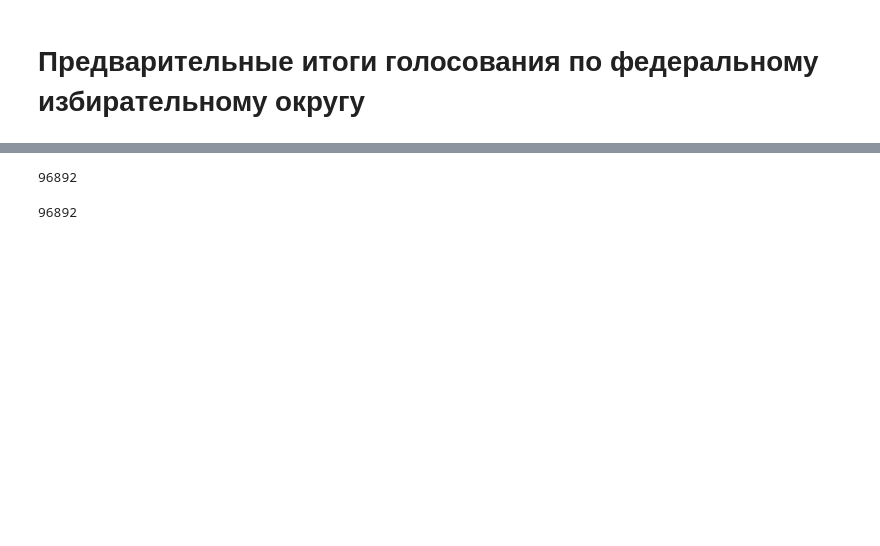
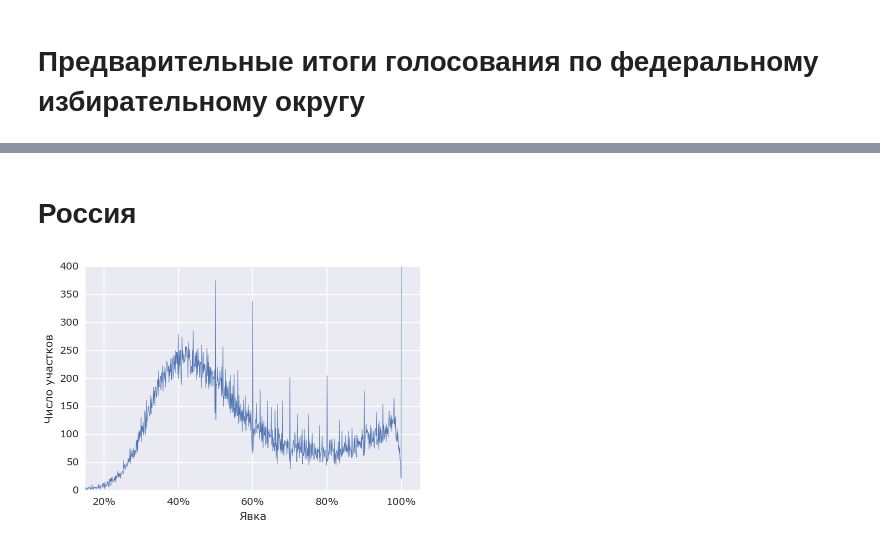
Before and after one commit to latestalexey/analyze-izbirkom2, a Jupyter notebook: notes.ipynb, the cells around one changed output, grey strips where cells are left out. Drawn from its saved outputs; the diff is of its cells as text; code cells hidden in the pictures; blank space fills up the shorter version.

```diff
--- a/notes.ipynb
+++ b/notes.ipynb
@@ -73,7 +72,7 @@ jobs = jobs_manager()
 # %%
 # for record in log_progress(ik_tree, every=10):
 #     convert_ik(record.region, record.id)
-# # ik_pages = [load_ik(_.region, _.id) for _ in log_progress(ik_tree, every=1000)]
+ik_pages = [load_ik(_.region, _.id) for _ in log_progress(ik_tree, every=1000)]
 # %%
 # urls = {get_geocode_url(_.address) for _ in ik_pages}
 # cache = set(list_json_cache())
@@ -97 +86,5 @@ jobs = jobs_manager()
+# %%
+for record in ik_pages:
+    if record.id == 4334008231711:
+        print record
 # %%
@@ -198,12 +194,0 @@ True
-# %%
-counts = Counter()
-for record in party_cells:
-    if record.row_id > 18:
-        counts[record.row_id] += record.value
-# %%
-counts = defaultdict(Counter)
-mapping = {_.id: _ for _ in odnomandats}
-for record in odnomandat_cells:
-    if record.row_id > 18:
-        odnomandat = mapping[record.row_id]
-        counts[odnomandat.oik][odnomandat.fio, odnomandat.party_id] += record.value
@@ -218,8 +195,2 @@ for oik in counts:
-# %%
-len([_ for _ in opened if _.level == 3])
-# %% [output]
-96892
-# %%
-len(uiks)
-# %% [output]
-96892
+# %% [markdown]
+# Россия
@@ -225,0 +231,29 @@ len(uiks)
+# %%
+BLUE = '#4a71b2'
+RED = '#c64d4d'
+GREEN = '#52c666'
+PURPLE = '#8170b4'
+
+
+def show_votes_share_distribution(records):
+    data = Counter()
+    for record in records:
+        share = float(record.votes) / record.total
+        share = round(share, 3)
+        data[share] += 1
+    table = pd.Series(data)
+    fig, ax = plt.subplots()
+    ax.plot(table.index, table.values, linewidth=0.5)
+    ax.set_xlim(0.15, 1.05)
+    ax.set_ylim(0, 400)
+    formater = mtick.FuncFormatter(
+        lambda value, _: '{}%'.format(int(value * 100))
+    )
+    ax.xaxis.set_major_formatter(formater)
+    ax.set_xlabel(u'Явка')
+    ax.set_ylabel(u'Число участков')
+
+
+show_votes_share_distribution(party_results)
+# %% [output]
+[figure, added]
```
Also changed, not shown: parts of 18 cells of this notebook, 5 other files.
